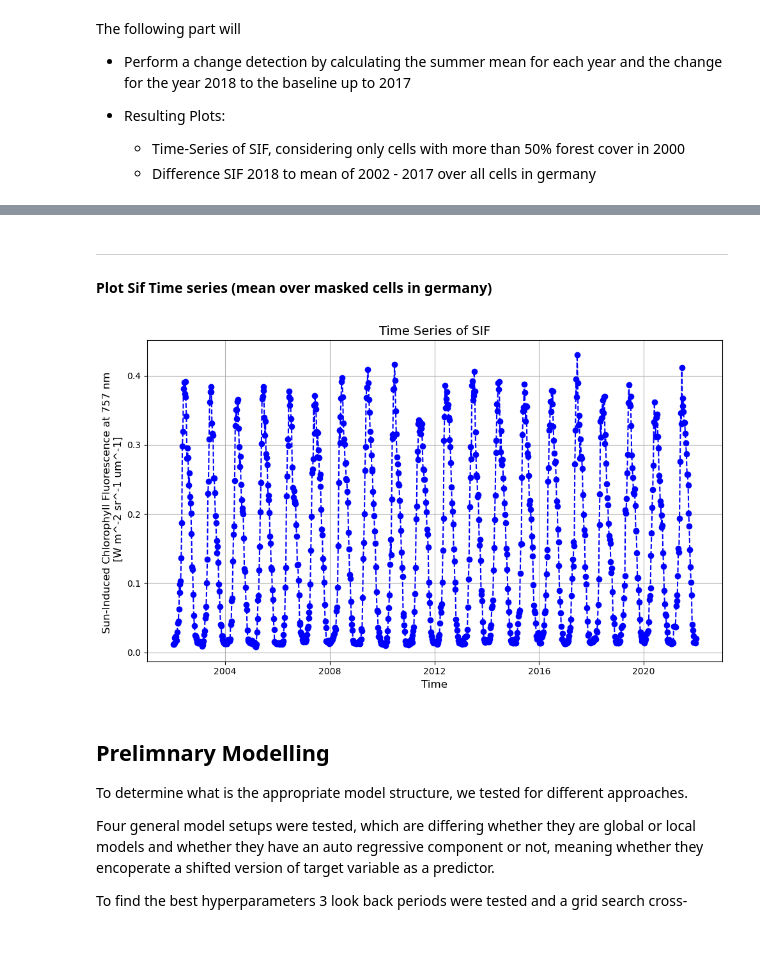
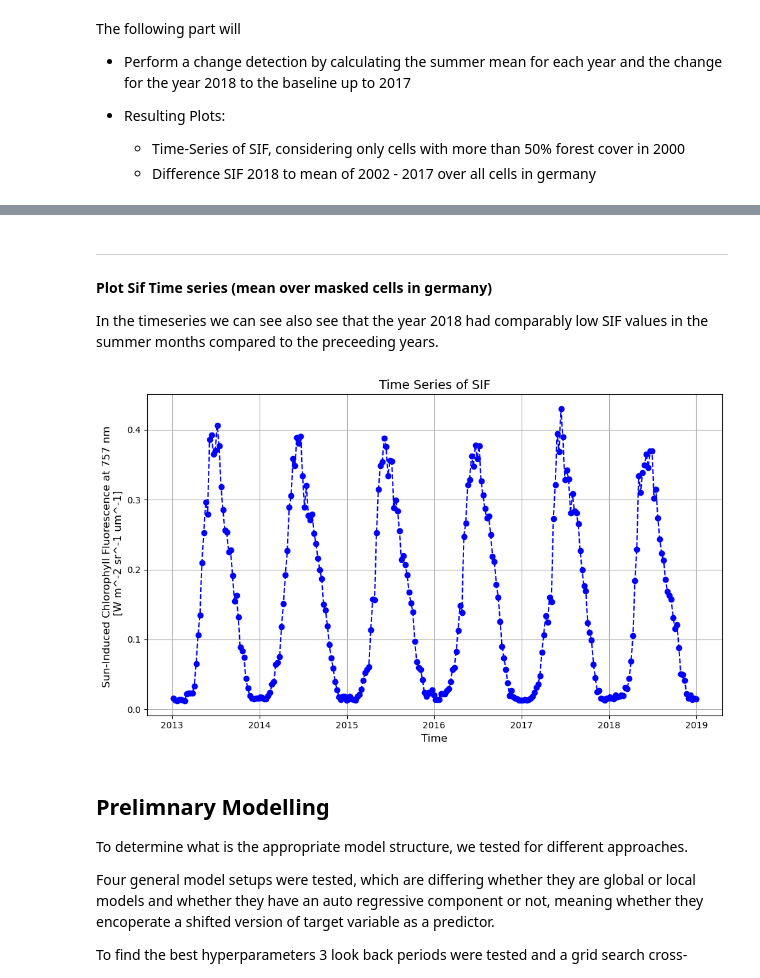
Before and after one commit to luismaecker/LSTM-SIF, a Jupyter notebook: main_copy.ipynb, the cells around one changed output, grey strips where cells are left out. Saved outputs shown, nothing was run; the diff lists cells and outputs as text; code cells hidden in the pictures; blank space fills up the shorter version.

Commit message:
Working on plots and numbering.

```diff
--- a/main_copy.ipynb
+++ b/main_copy.ipynb
@@ -299,12 +253,13 @@ change_plot(ref_period = summer_mean_to_2017, data_2018 = summer_mean_2018, chan
 ***
 
 **Plot Sif Time series (mean over masked cells in germany)**
+
+In the timeseries we can see also see that the year 2018 had comparably low SIF values in the summer months compared to the preceeding years.
 # %%
 # Save plot of timeseries:
-plot_timeseries(cube_subset_mask, save_path = os.path.join("results", "figures", "timeseries_full.png"))
-# plot_timeseries(cube_subset_mask, time_range= ["2015-01-01", "2022-12-31"], save_path = os.path.join("results", "figures", "timeseries_recent.png"))
+plot_timeseries(cube_subset_mask, time_range= ["2013-01-01", "2018-12-31"], save_path = os.path.join("results", "figures", "timeseries_recent.png"))
 # %% [output]
-[figure, old version]
+[figure, new version]
 # %% [markdown]
 ## Prelimnary Modelling
 
```
Also changed, not shown: parts of 15 cells of this notebook, 26 other files.
